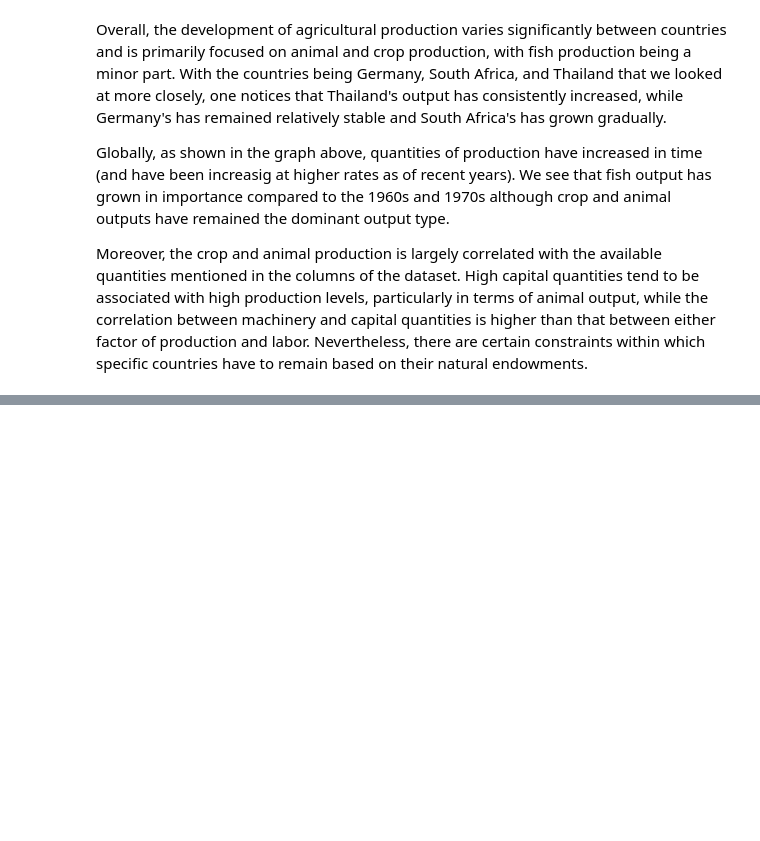
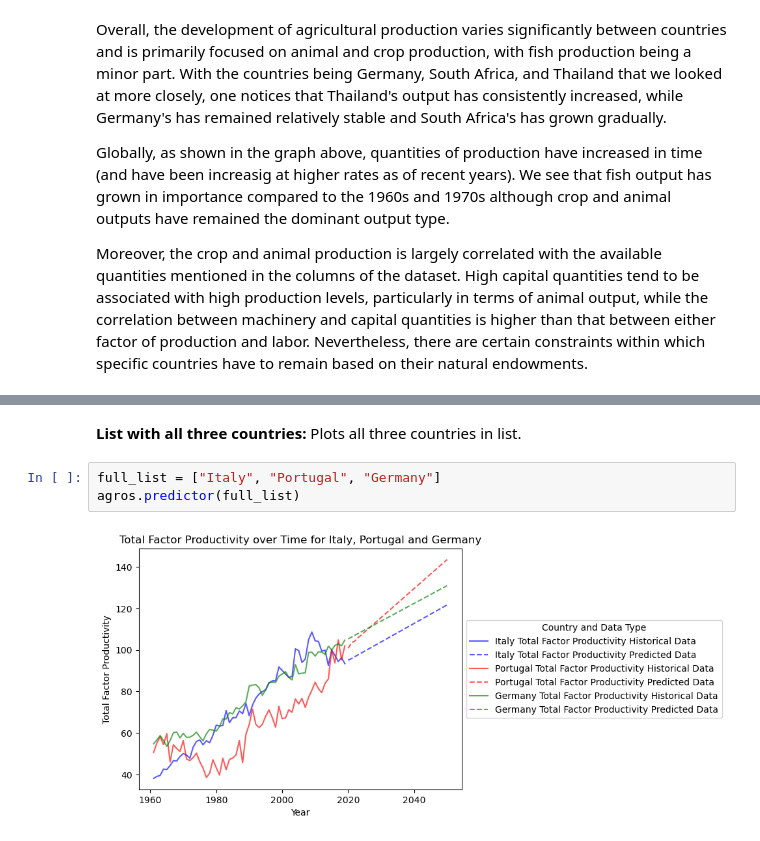
Before and after one commit to Nik-mundt/Group_08, a Jupyter notebook: agros_notebook.ipynb, the cells around one changed output, grey strips where cells are left out. Saved outputs shown, nothing was run; the diff lists cells and outputs as text; blank space fills up the shorter version.

```diff
--- a/agros_notebook.ipynb
+++ b/agros_notebook.ipynb
@@ -197,0 +203,7 @@ a = ["Congo", "Burkina Faso", "Italy"]
+# %% [markdown]
+**List with all three countries:** Plots all three countries in list.
+# %%
+full_list = ["Italy", "Portugal", "Germany"]
+agros.predictor(full_list)
+# %% [output]
+[figure, added]
```
Also changed, not shown: parts of 15 cells of this notebook.
